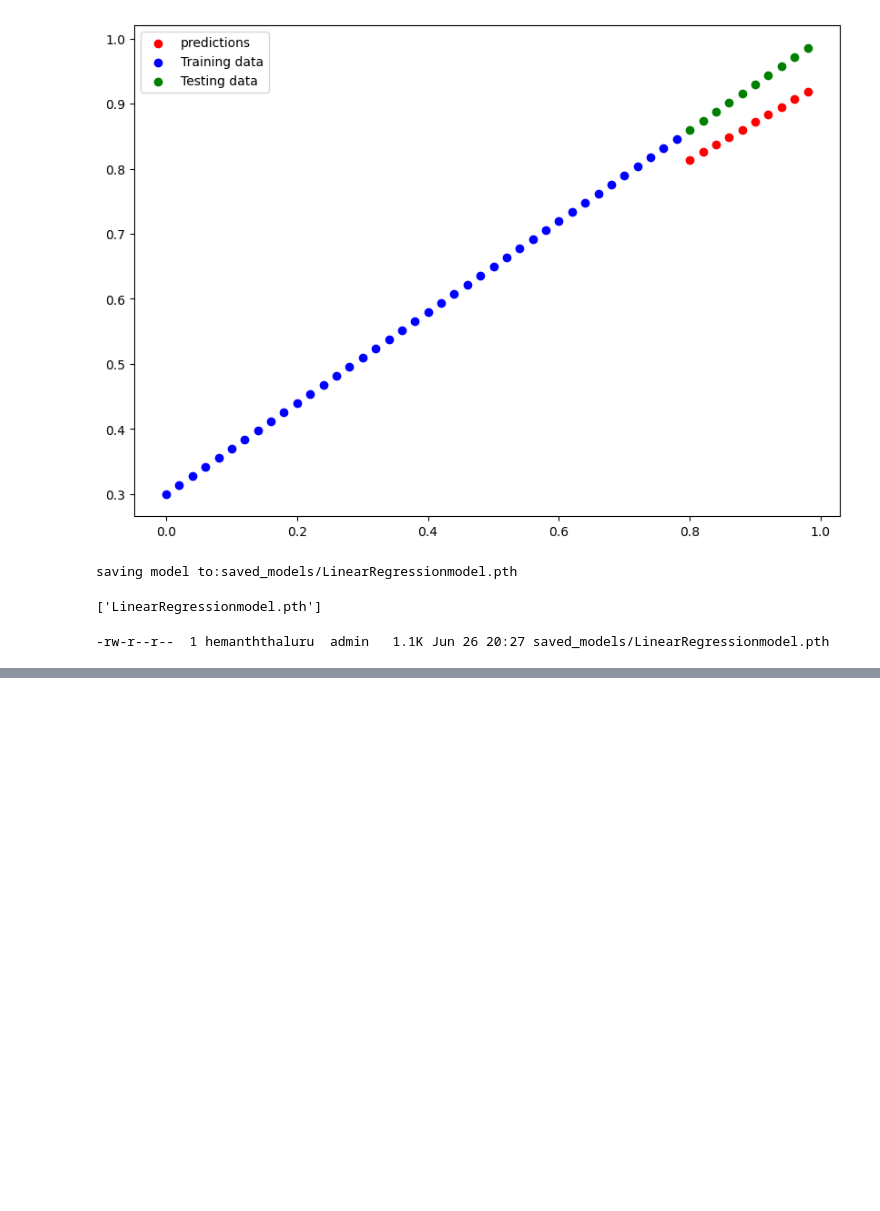
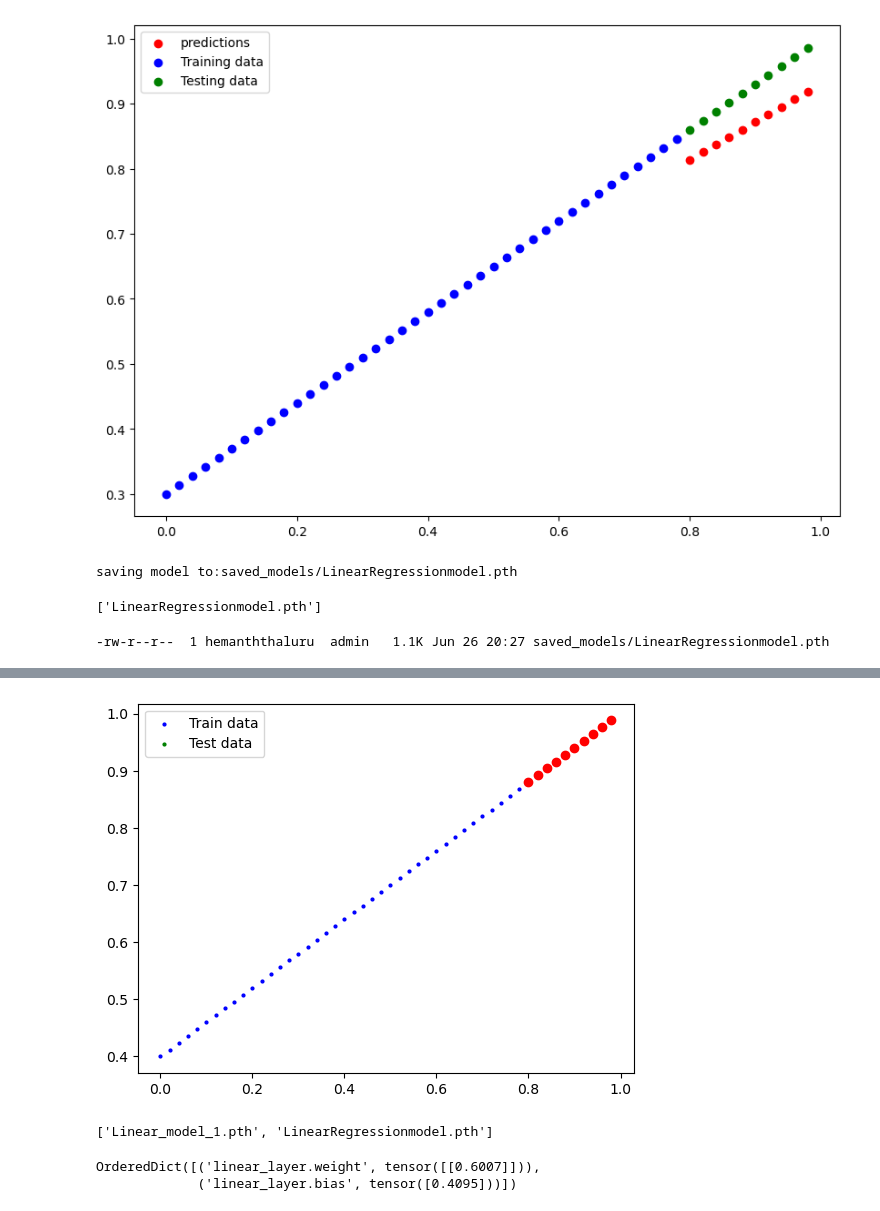
Before and after one commit to Hemanth-Thaluru/Pytorch_ZTM, a Jupyter notebook: 01_pytorch_workflow/02_linear_regression_work_flow.ipynb, the cells around one changed output, grey strips where cells are left out. Drawn from its saved outputs; the diff is of its cells as text; code cells hidden in the pictures; blank space fills up the shorter version.

```diff
--- a/01_pytorch_workflow/02_linear_regression_work_flow.ipynb
+++ b/01_pytorch_workflow/02_linear_regression_work_flow.ipynb
@@ -258,0 +415,4 @@ os.listdir(path)
+# %%
+pred_plot(predictions=test_preds)
+# %% [output]
+[figure, added]
@@ -258,0 +426,13 @@ os.listdir(path)
+# %%
+import os
+os.listdir(path)
+# %% [output]
+['Linear_model_1.pth', 'LinearRegressionmodel.pth']
+# %%
+# Load Save Model
+linaer_model_loaded=LinearRegressionModelV2()
+linaer_model_loaded.load_state_dict(torch.load(MODEL_SAVE))
+linaer_model_loaded.state_dict()
+# %% [output]
+OrderedDict([('linear_layer.weight', tensor([[0.6007]])),
+             ('linear_layer.bias', tensor([0.4095]))])
```
Also changed, not shown: parts of 18 cells of this notebook, 1 other file.
